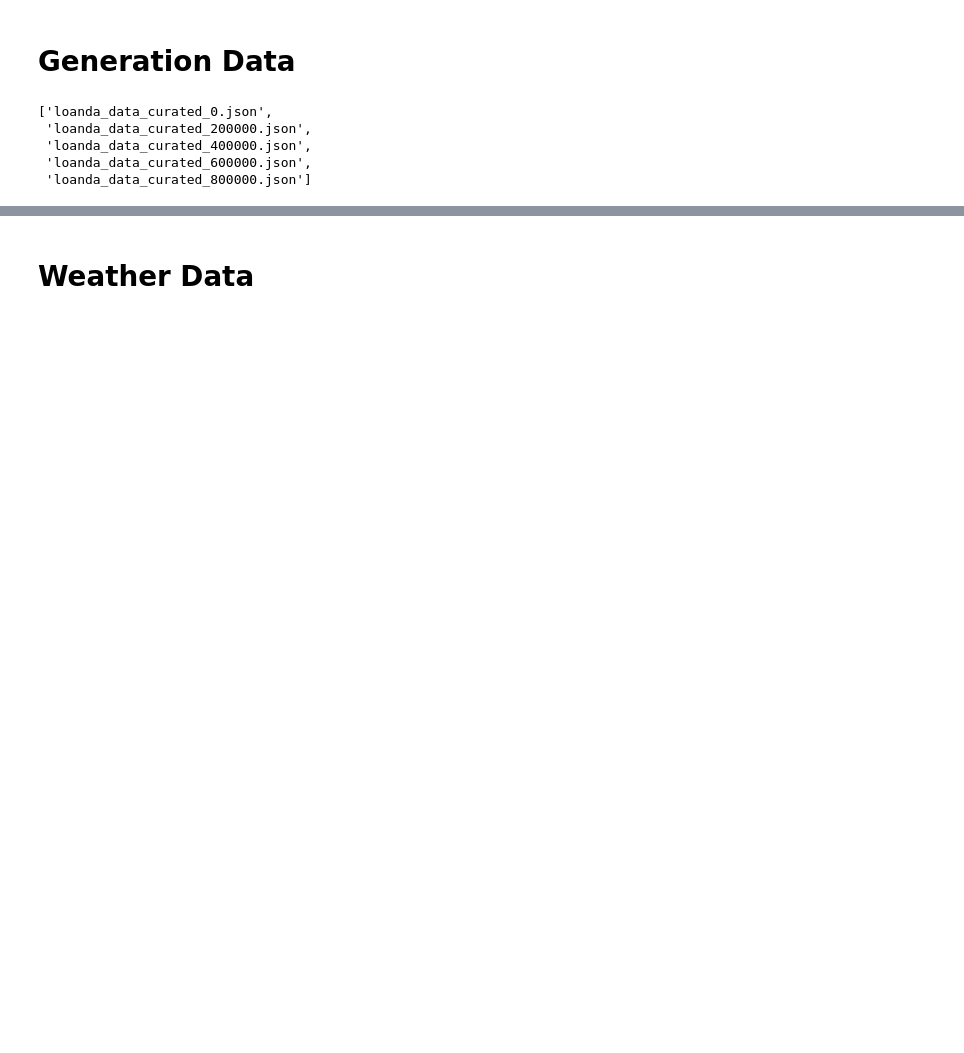
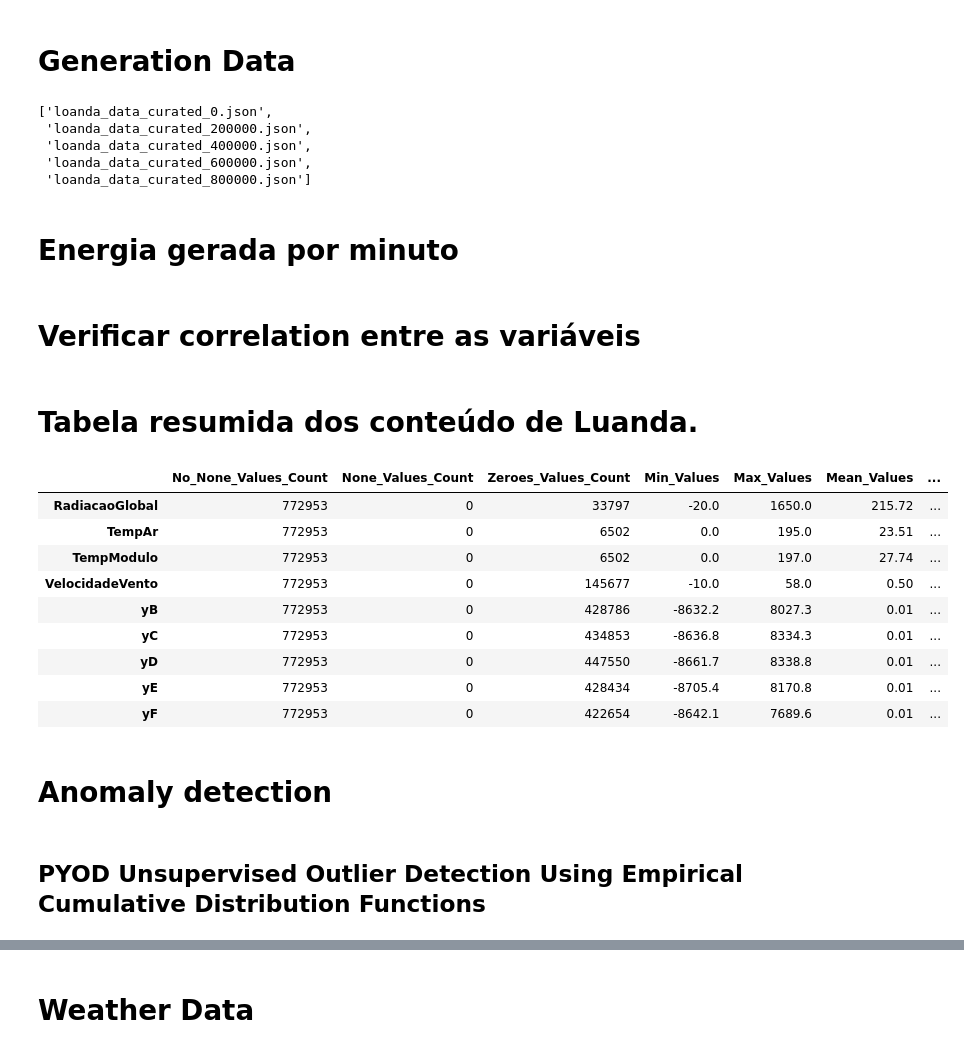
Before and after one commit to luisfernandoagottani/doctorade, a Jupyter notebook: notebooks/loanda/model_training.ipynb, the cells around one changed output, grey strips where cells are left out. Cells and saved outputs as stored; diff of their text form; code cells hidden in the pictures; blank space fills up the shorter version.

```diff
--- a/notebooks/loanda/model_training.ipynb
+++ b/notebooks/loanda/model_training.ipynb
@@ -70,3 +72,5 @@ df['yF'] = df.EnergiaDiaria_LoteF.diff().shift(-1)
 # Excluir valores nulos pelo Lote F onde temos o início mais tardio.
 
 df = df[~(df['yF'].isna())]
+# %% [markdown]
+# Energia gerada por minuto
@@ -72,0 +80,2 @@ df = df[~(df['yF'].isna())]
+# %% [markdown]
+# Verificar correlation entre as variáveis
@@ -72,0 +88,40 @@ df = df[~(df['yF'].isna())]
+# %% [markdown]
+# Tabela resumida dos conteúdo de Luanda.
+# %%
+try:
+  df = df.set_index('E3TimeStamp')
+except:
+  pass
+
+
+df_filtered = df[['RadiacaoGlobal', 'TempAr', 'TempModulo',
+       'VelocidadeVento', 'yB', 'yC', 'yD', 'yE', 'yF']]
+
+df_descricao = pd.DataFrame()
+
+df_descricao['No_None_Values_Count'] = round(df_filtered.apply(lambda x: x.count()),2)
+df_descricao['None_Values_Count'] = round(df_filtered.apply(lambda x: x.isnull().sum()),2)
+df_descricao['Zeroes_Values_Count'] = round(df_filtered.apply(lambda x: (x == 0).sum()),2)
+df_descricao['Min_Values'] = round(df_filtered.apply(lambda x: x.min()),2)
+df_descricao['Max_Values'] = round(df_filtered.apply(lambda x: x.max()),2)
+df_descricao['Mean_Values'] = round(df_filtered.apply(lambda x: x.mean()),2)
+df_descricao['Std_Values'] = round(df_filtered.apply(lambda x: x.std()),2)
+df_descricao['Sum of Values'] = round(df_filtered.apply(lambda x: x.sum()),0)
+df_descricao['Min_Date'] = df_filtered.index.min()
+df_descricao['Max_Date'] = df_filtered.index.max()
+df_descricao
+# %% [output]
+|  | No_None_Values_Count | None_Values_Count | Zeroes_Values_Count | Min_Values | Max_Values | Mean_Values | ... |
+| RadiacaoGlobal | 772953 | 0 | 33797 | -20.0 | 1650.0 | 215.72 | ... |
+| TempAr | 772953 | 0 | 6502 | 0.0 | 195.0 | 23.51 | ... |
+| TempModulo | 772953 | 0 | 6502 | 0.0 | 197.0 | 27.74 | ... |
+| VelocidadeVento | 772953 | 0 | 145677 | -10.0 | 58.0 | 0.50 | ... |
+| yB | 772953 | 0 | 428786 | -8632.2 | 8027.3 | 0.01 | ... |
+| yC | 772953 | 0 | 434853 | -8636.8 | 8334.3 | 0.01 | ... |
+| yD | 772953 | 0 | 447550 | -8661.7 | 8338.8 | 0.01 | ... |
+| yE | 772953 | 0 | 428434 | -8705.4 | 8170.8 | 0.01 | ... |
+| yF | 772953 | 0 | 422654 | -8642.1 | 7689.6 | 0.01 | ... |
+# %% [markdown]
+# Anomaly detection
+# %% [markdown]
+## PYOD Unsupervised Outlier Detection Using Empirical Cumulative Distribution Functions <br>
```
Also changed, not shown: parts of 39 cells of this notebook.
